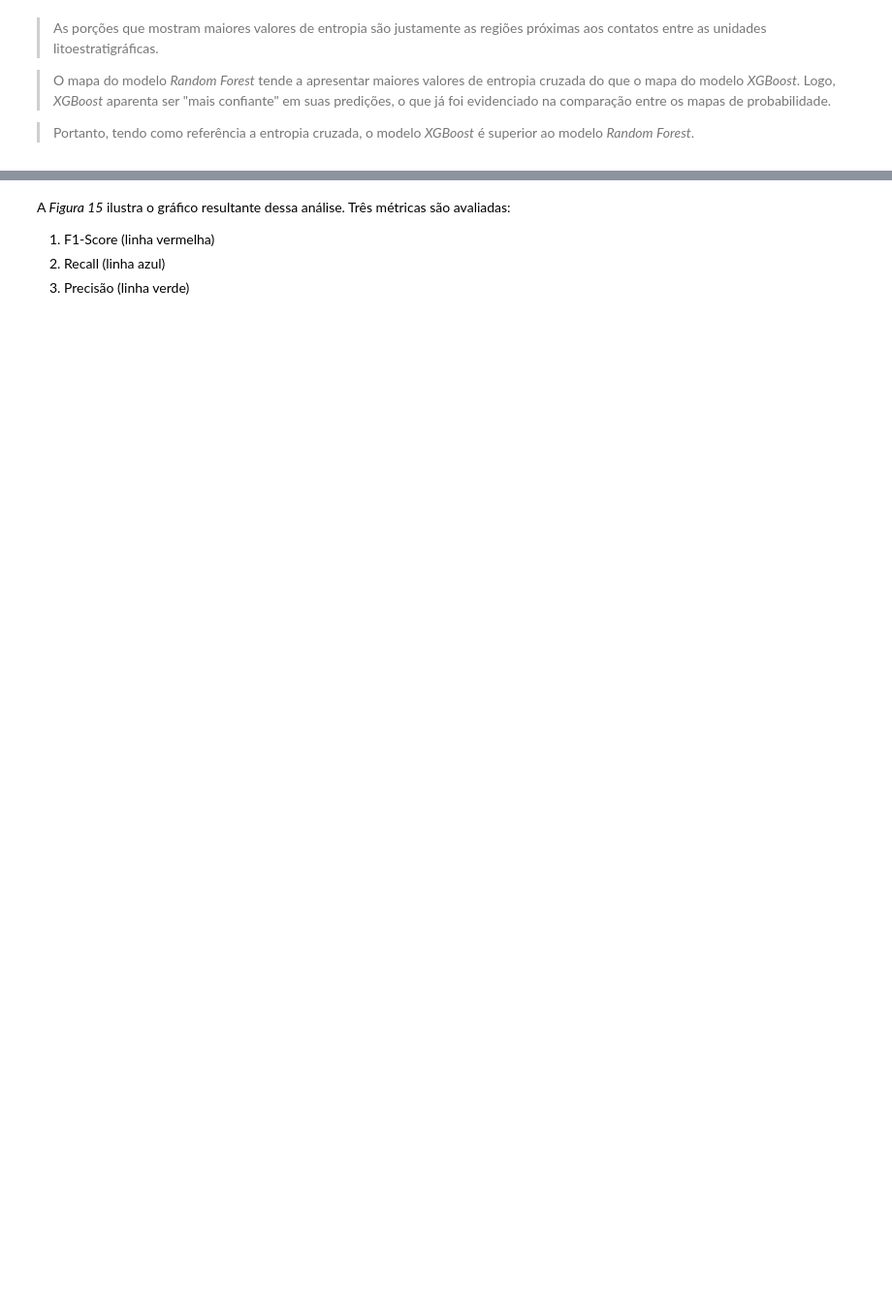
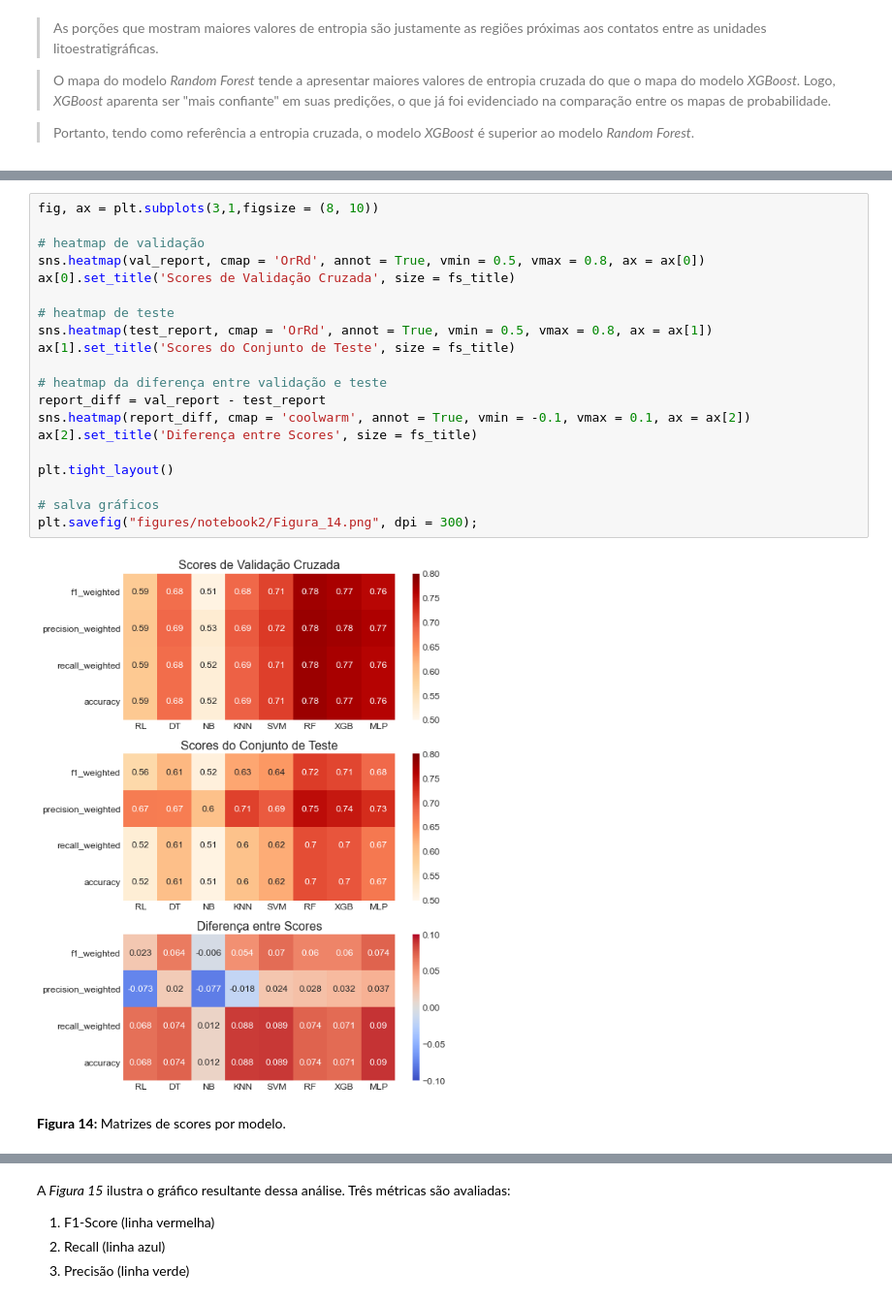
Before and after one commit to fnaghetini/Mapa-Preditivo, a Jupyter notebook: 2-predictive_litho_map.ipynb, the cells around one changed output, grey strips where cells are left out. Shown at 97% size. Cells and saved outputs as stored; diff of their text form; blank space fills up the shorter version.

Commit message:
Update notebook 2 structure

```diff
--- a/2-predictive_litho_map.ipynb
+++ b/2-predictive_litho_map.ipynb
@@ -1312,0 +1241,26 @@ plt.savefig("figures/notebook2/Figura_14.png", dpi = 300);
+# %%
+fig, ax = plt.subplots(3,1,figsize = (8, 10))
+
+# heatmap de validação
+sns.heatmap(val_report, cmap = 'OrRd', annot = True, vmin = 0.5, vmax = 0.8, ax = ax[0])
+ax[0].set_title('Scores de Validação Cruzada', size = fs_title)
+
+# heatmap de teste
+sns.heatmap(test_report, cmap = 'OrRd', annot = True, vmin = 0.5, vmax = 0.8, ax = ax[1])
+ax[1].set_title('Scores do Conjunto de Teste', size = fs_title)
+
+# heatmap da diferença entre validação e teste
+report_diff = val_report - test_report
+sns.heatmap(report_diff, cmap = 'coolwarm', annot = True, vmin = -0.1, vmax = 0.1, ax = ax[2])
+ax[2].set_title('Diferença entre Scores', size = fs_title)
+
+plt.tight_layout()
+
+# salva gráficos
+plt.savefig("figures/notebook2/Figura_14.png", dpi = 300);
+# %% [output]
+[figure, added]
+# %% [markdown]
+<p>
+    <b>Figura 14:</b> Matrizes de scores por modelo.
+</p>
```
Also changed, not shown: parts of 65 cells of this notebook, 16 other files.
